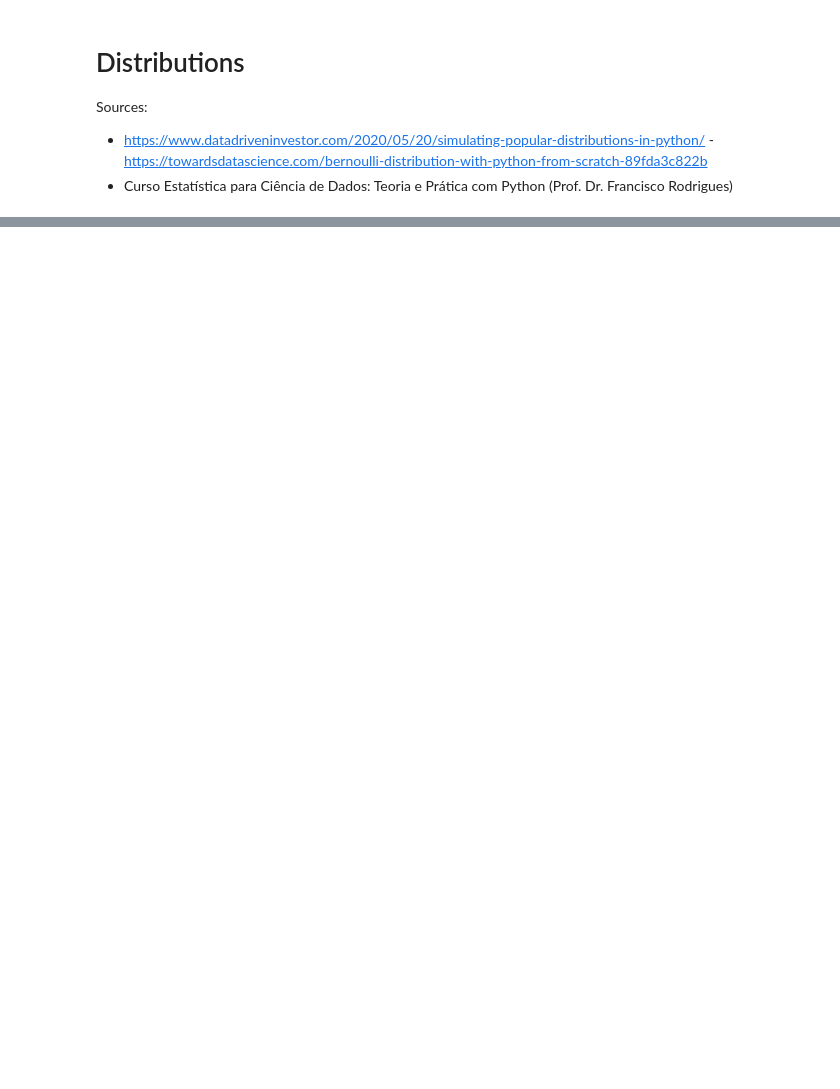
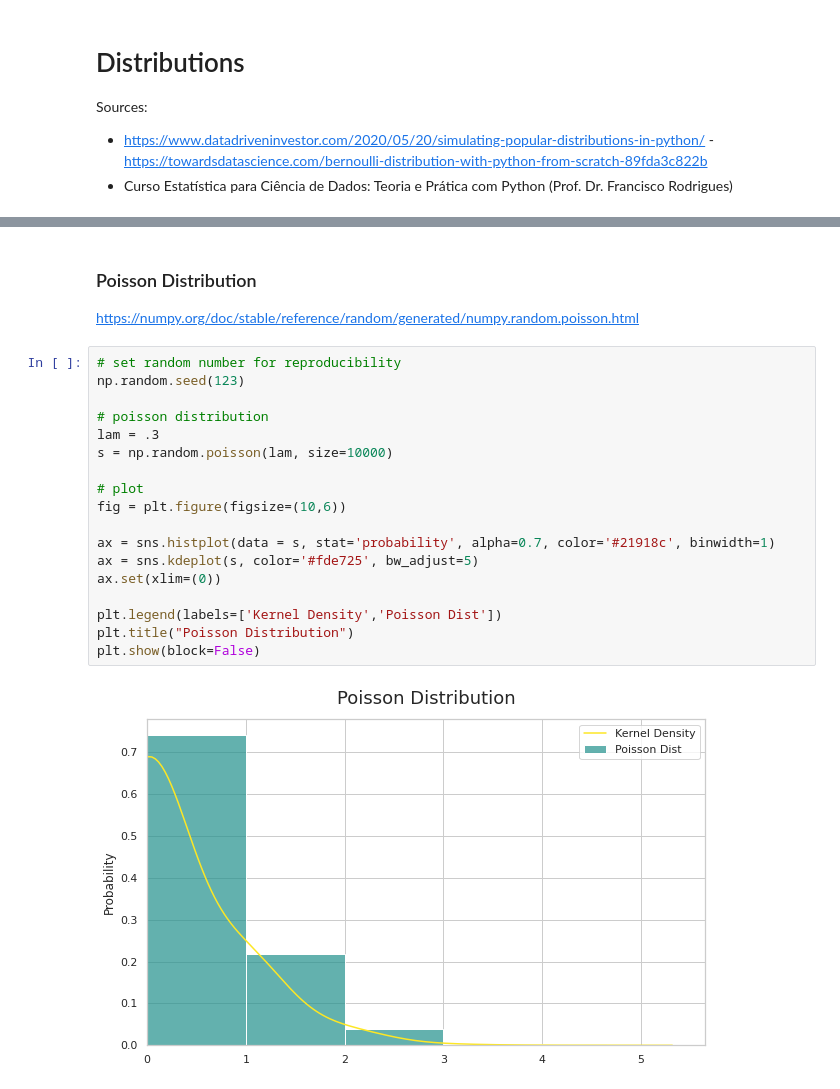
Before and after one commit to samuel-haddad/Simulations, a Jupyter notebook: distributions.ipynb, the cells around one changed output, grey strips where cells are left out. Cells and saved outputs as stored; diff of their text form; blank space fills up the shorter version.

```diff
--- a/distributions.ipynb
+++ b/distributions.ipynb
@@ -116,0 +161,23 @@ plt.show(block=False)
+# %% [markdown]
+### Poisson Distribution
+https://numpy.org/doc/stable/reference/random/generated/numpy.random.poisson.html
+# %%
+# set random number for reproducibility
+np.random.seed(123)
+
+# poisson distribution
+lam = .3
+s = np.random.poisson(lam, size=10000)
+
+# plot
+fig = plt.figure(figsize=(10,6))
+
+ax = sns.histplot(data = s, stat='probability', alpha=0.7, color='#21918c', binwidth=1)
+ax = sns.kdeplot(s, color='#fde725', bw_adjust=5)
+ax.set(xlim=(0))
+
+plt.legend(labels=['Kernel Density','Poisson Dist'])
+plt.title("Poisson Distribution")
+plt.show(block=False)
+# %% [output]
+[figure, added]
```
Also changed, not shown: parts of 27 cells of this notebook.
